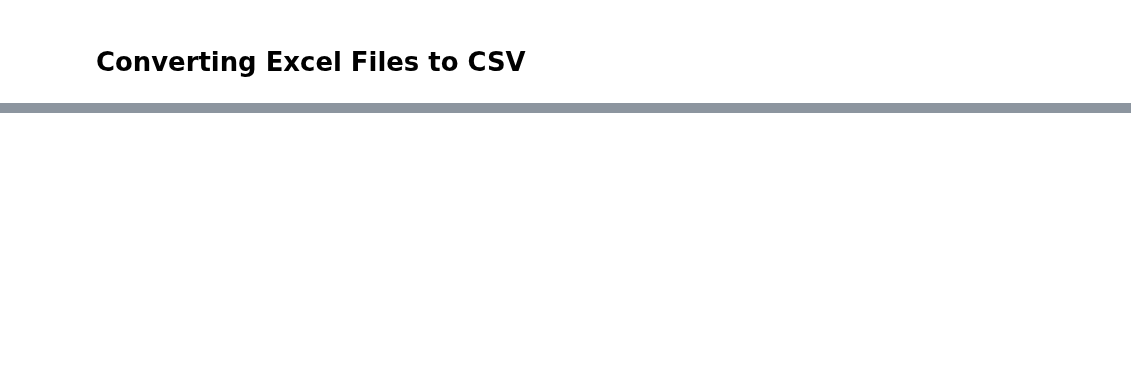
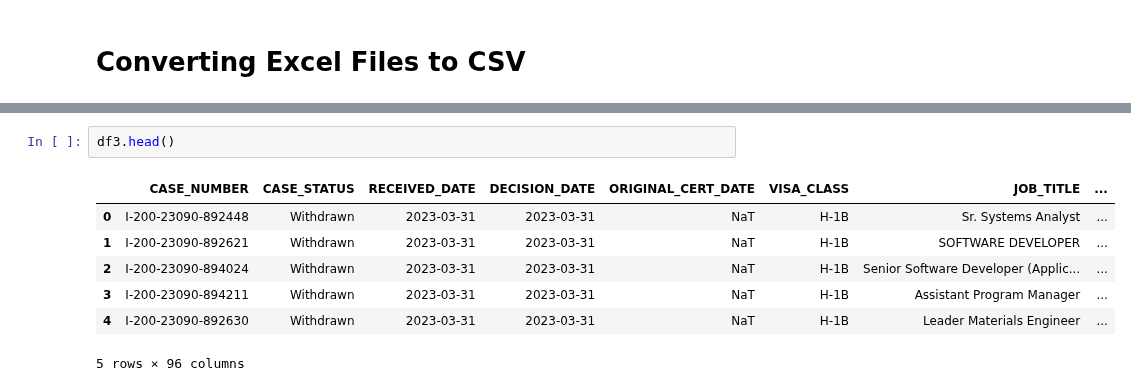
Before and after one commit to Tinashe-04/CareerPalz, a Jupyter notebook: LCA_data_downloads.ipynb, the cells around one changed output, grey strips where cells are left out. Cells and saved outputs as stored; diff of their text form; blank space fills up the shorter version.

```diff
--- a/LCA_data_downloads.ipynb
+++ b/LCA_data_downloads.ipynb
@@ -386,0 +235,10 @@ time: 358 ms (started: 2024-06-06 20:28:35 -04:00)
+# %%
+df3.head()
+# %% [output]
+|  | CASE_NUMBER | CASE_STATUS | RECEIVED_DATE | DECISION_DATE | ORIGINAL_CERT_DATE | VISA_CLASS | JOB_TITLE | ... |
+| 0 | I-200-23090-892448 | Withdrawn | 2023-03-31 | 2023-03-31 | NaT | H-1B | Sr. Systems Analyst | ... |
+| 1 | I-200-23090-892621 | Withdrawn | 2023-03-31 | 2023-03-31 | NaT | H-1B | SOFTWARE DEVELOPER | ... |
+| 2 | I-200-23090-894024 | Withdrawn | 2023-03-31 | 2023-03-31 | NaT | H-1B | Senior Software Developer (Applic... | ... |
+| 3 | I-200-23090-894211 | Withdrawn | 2023-03-31 | 2023-03-31 | NaT | H-1B | Assistant Program Manager | ... |
+| 4 | I-200-23090-892630 | Withdrawn | 2023-03-31 | 2023-03-31 | NaT | H-1B | Leader Materials Engineer | ... |
+5 rows × 96 columns
```
Also changed, not shown: parts of 72 cells of this notebook, 3 other files.
